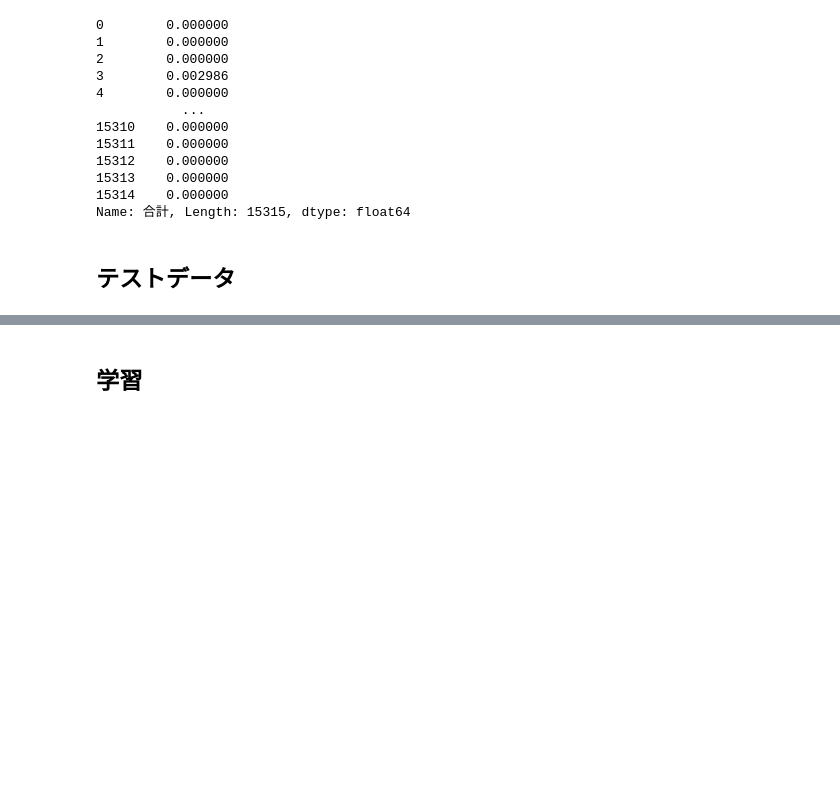
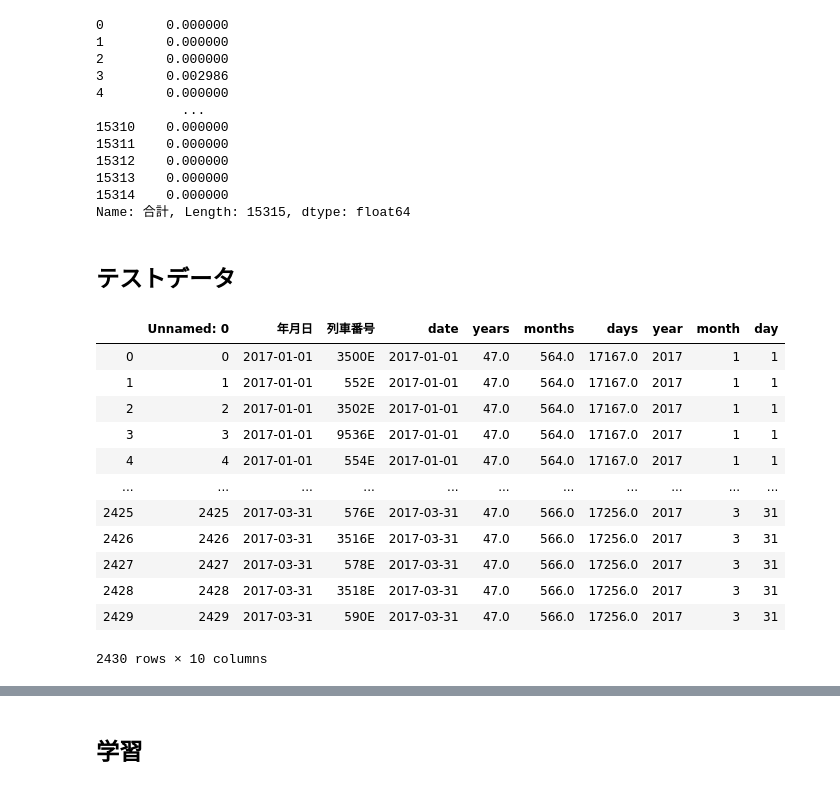
Before and after one commit to ToshikiMuromachi/train, a Jupyter notebook: trainOpe.ipynb, the cells around one changed output, grey strips where cells are left out. Saved outputs shown, nothing was run; the diff lists cells and outputs as text; code cells hidden in the pictures; blank space fills up the shorter version.

```diff
--- a/trainOpe.ipynb
+++ b/trainOpe.ipynb
@@ -262,3 +262,30 @@ y_test
 Name: 合計, Length: 15315, dtype: float64
 # %% [markdown]
 ## テストデータ
+# %%
+test_df.fillna(0, inplace=True)
+# %%
+test_df['date'] = pd.to_datetime(test_df['年月日'])
+# %%
+# 月日変換
+test_df['years'] = test_df['date'].dt.to_period('Y').astype(int).astype(float)
+test_df['months'] = test_df['date'].dt.to_period('M').astype(int).astype(float)
+test_df['days'] = test_df['date'].dt.to_period('D').astype(int).astype(float)
+test_df['year'] = test_df['date'].dt.year
+test_df['month'] = test_df['date'].dt.month
+test_df['day'] = test_df['date'].dt.day
+test_df
+# %% [output]
+|  | Unnamed: 0 | 年月日 | 列車番号 | date | years | months | days | year | month | day |
+| 0 | 0 | 2017-01-01 | 3500E | 2017-01-01 | 47.0 | 564.0 | 17167.0 | 2017 | 1 | 1 |
+| 1 | 1 | 2017-01-01 | 552E | 2017-01-01 | 47.0 | 564.0 | 17167.0 | 2017 | 1 | 1 |
+| 2 | 2 | 2017-01-01 | 3502E | 2017-01-01 | 47.0 | 564.0 | 17167.0 | 2017 | 1 | 1 |
+| 3 | 3 | 2017-01-01 | 9536E | 2017-01-01 | 47.0 | 564.0 | 17167.0 | 2017 | 1 | 1 |
+| 4 | 4 | 2017-01-01 | 554E | 2017-01-01 | 47.0 | 564.0 | 17167.0 | 2017 | 1 | 1 |
+| ... | ... | ... | ... | ... | ... | ... | ... | ... | ... | ... |
+| 2425 | 2425 | 2017-03-31 | 576E | 2017-03-31 | 47.0 | 566.0 | 17256.0 | 2017 | 3 | 31 |
+| 2426 | 2426 | 2017-03-31 | 3516E | 2017-03-31 | 47.0 | 566.0 | 17256.0 | 2017 | 3 | 31 |
+| 2427 | 2427 | 2017-03-31 | 578E | 2017-03-31 | 47.0 | 566.0 | 17256.0 | 2017 | 3 | 31 |
+| 2428 | 2428 | 2017-03-31 | 3518E | 2017-03-31 | 47.0 | 566.0 | 17256.0 | 2017 | 3 | 31 |
+| 2429 | 2429 | 2017-03-31 | 590E | 2017-03-31 | 47.0 | 566.0 | 17256.0 | 2017 | 3 | 31 |
+2430 rows × 10 columns
```
Also changed, not shown: parts of 7 cells of this notebook.
